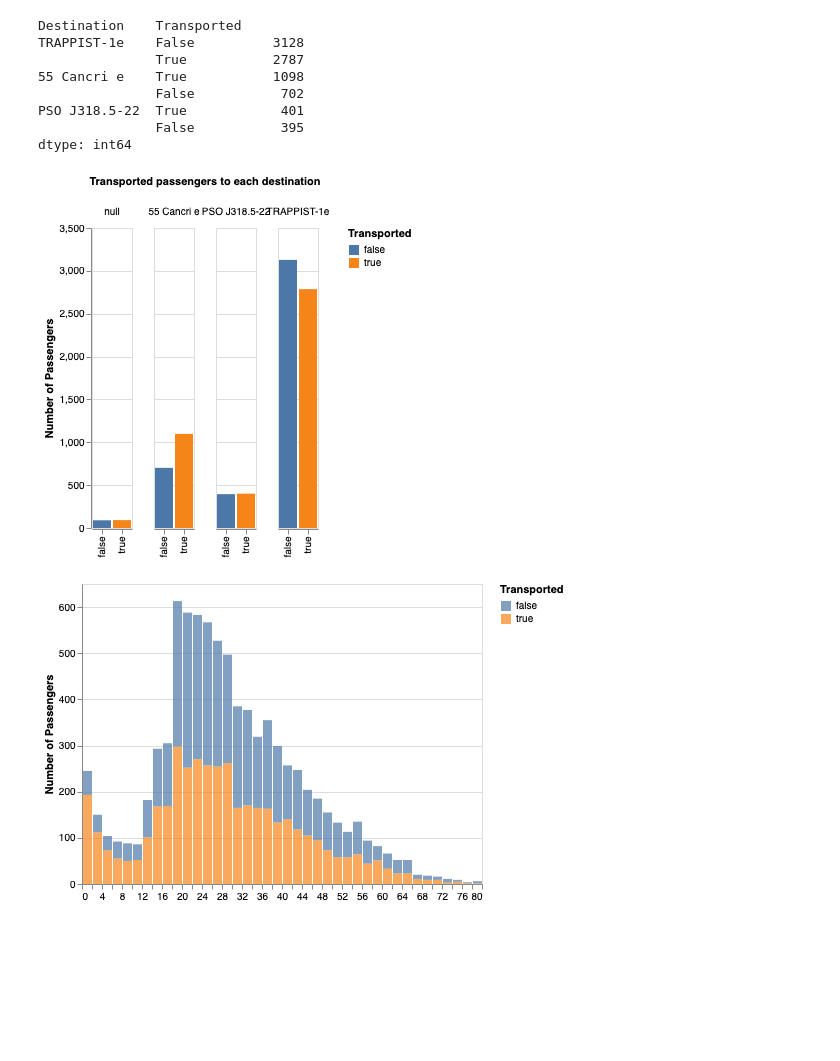
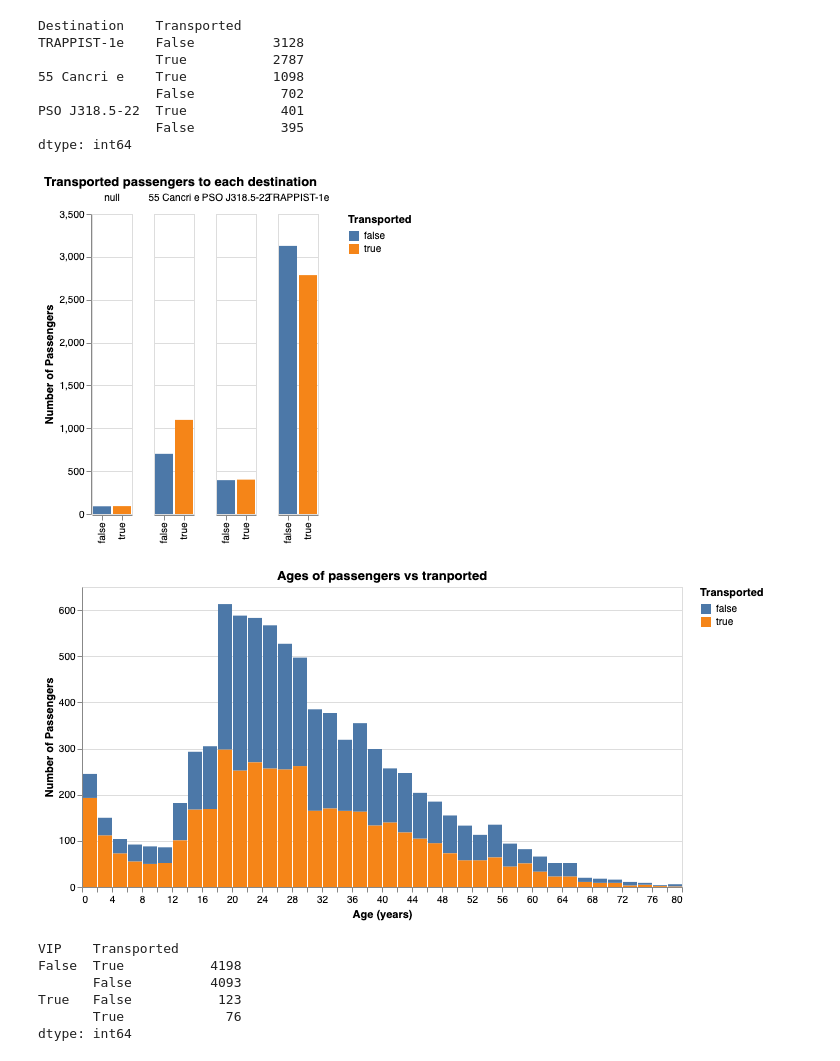
Before and after one commit to hcwang24/space_titanic, a Jupyter notebook: initial_analysis.ipynb, the cells around one changed output. Cells and saved outputs as stored; diff of their text form; code cells hidden in the pictures; blank space fills up the shorter version.

```diff
--- a/initial_analysis.ipynb
+++ b/initial_analysis.ipynb
@@ -178,3 +186,8 @@ F     1245       P       1
                  P       1
 T     3          P       1
 Length: 6560, dtype: int64
+# %%
+# We can make this change to the train_df since
+train_df[["Deck", "Cabin_num", "Side"]] = (
+    train_df["Cabin"].str.split("/", expand=True).values
+)
@@ -193,21 +246,35 @@ PSO J318.5-22  True            401
                False           395
 dtype: int64
 # %%
-alt.Chart(train_df[['Destination','Transported']]).mark_bar().encode(
+alt.Chart(
+    train_df[["Destination", "Transported"]],
+    title="Transported passengers to each destination",
+).mark_bar().encode(
     x=alt.X("Transported:N", title=""),
     y=alt.Y("count()", title="Number of Passengers"),
     color=alt.Color("Transported:N"),
-    column=alt.Column("Destination:N", title="Transported passengers to each destination")
+    column=alt.Column("Destination:N", title=""),
 )
 # %% [output]
-[figure, old version]
+[figure, new version]
 # %%
 # Let's look at the `Age` feature. This is a numerical feature. We can visualize it with a histogram.
 # Age doesn't seem to be a driving factor for determining transported or not.
-alt.Chart(train_df[['Age','Transported']]).mark_bar(opacity=0.7).encode(
-    x=alt.X("Age:Q", title="", bin=alt.Bin(maxbins=40)),
+alt.Chart(train_df[['Age','Transported']], title="Ages of passengers vs tranported").mark_bar().encode(
+    x=alt.X("Age:Q", title="Age (years)", bin=alt.Bin(maxbins=40)),
     y=alt.Y("count()", title="Number of Passengers"),
     color=alt.Color("Transported:N")
-)
+).properties(width=600)
 # %% [output]
-[figure, old version]
+[figure, new version]
+# %%
+# Let's look at the `VIP` feature. This is a binary feature. We can visualize it with a frequency table.
+# Similar proportion of VIP and non-VIP passengers were transported.
+train_df[['VIP','Transported']].value_counts()
+# %% [output]
+VIP    Transported
+False  True           4198
+       False          4093
+True   False           123
+       True             76
+dtype: int64
```
Also changed, not shown: parts of 7 cells of this notebook.
